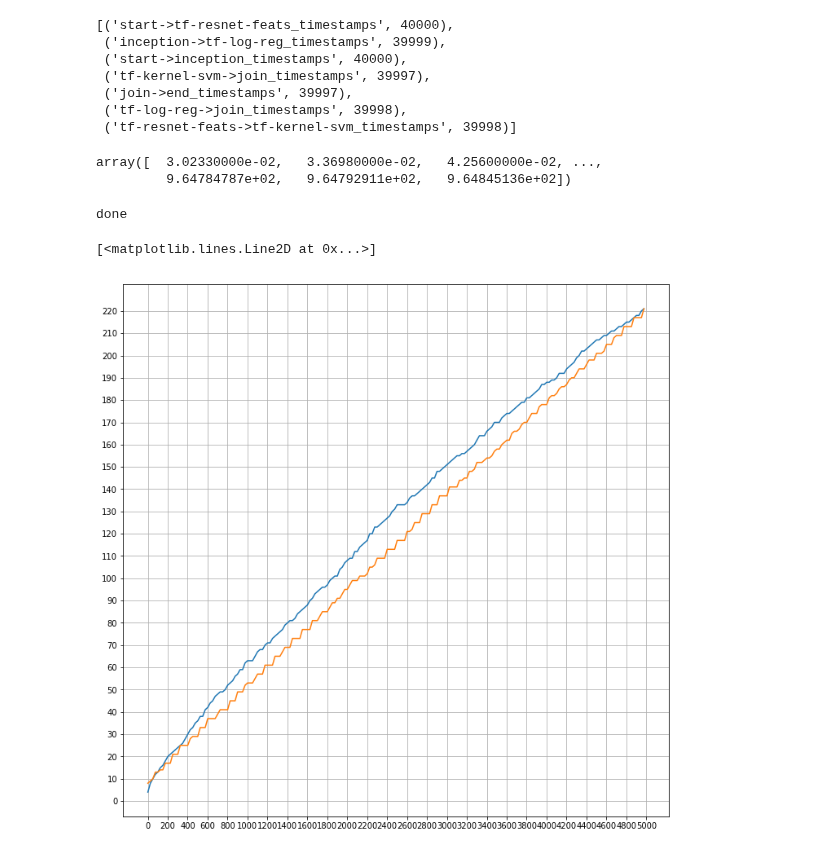
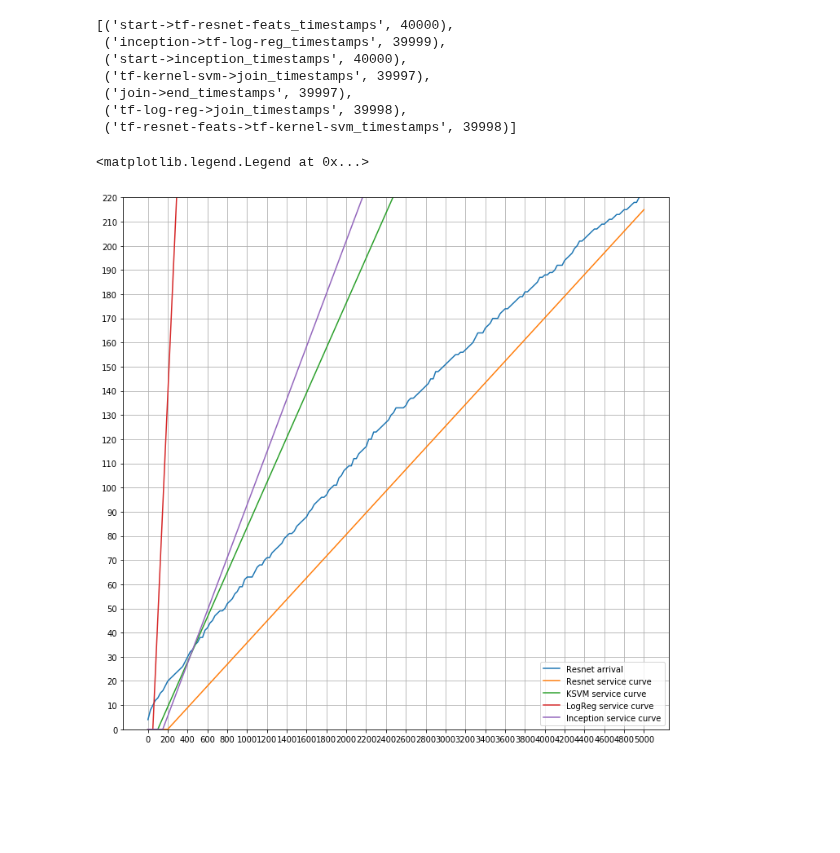
Before and after one commit to dcrankshaw/plots-model-comp-paper, a Jupyter notebook: plotting/e2e_distribution_plotting.ipynb, the cells around one changed output. Cells and saved outputs as stored; diff of their text form; code cells hidden in the pictures; blank space fills up the shorter version.

```diff
--- a/plotting/e2e_distribution_plotting.ipynb
+++ b/plotting/e2e_distribution_plotting.ipynb
@@ -405,19 +300,6 @@ def get_max_curve(timestamps, trial_range):
  ('join->end_timestamps', 39997),
  ('tf-log-reg->join_timestamps', 39998),
  ('tf-resnet-feats->tf-kernel-svm_timestamps', 39998)]
-# %%
-ID1_500_hollistic["client_timestamps"]
-# %% [output]
-array([  3.02330000e-02,   3.36980000e-02,   4.25600000e-02, ...,
-         9.64784787e+02,   9.64792911e+02,   9.64845136e+02])
-# %%
-x_range = xrange(1,20000,100)
-resnet_arrival = ID1_500_hollistic["client_timestamps"]["start->tf-resnet-feats_timestamps"]*1000.
-resnet_departure = ID1_500_hollistic["client_timestamps"]["tf-resnet-feats->tf-kernel-svm_timestamps"]*1000.
-x_arrival_resnet, y_arrival_resnet = get_max_curve(resnet_arrival, x_range)
-x_departure_resnet, y_departure_resnet = get_max_curve(resnet_departure, x_range)
-# %% [output]
-done
 # %%
 x_range = xrange(1,5000,25)
 resnet_arrival = ID1_500_hollistic["client_timestamps"]["start->tf-resnet-feats_timestamps"]*1000.
@@ -427,10 +309,15 @@ x_departure_resnet, y_departure_resnet = get_max_curve(resnet_departure, x_range
 # %%
 plt.figure(figsize=(12,12))
 plt.xticks(xrange(0,5200,200))
+plt.gca().set_ylim([0,220])
 plt.yticks(xrange(0,225,10))
 plt.grid(True)
 plt.plot(x_arrival_resnet, y_arrival_resnet, label="Resnet arrival")
-plt.plot(x_departure_resnet, y_departure_resnet, label="Resnet departure")
+plt.plot([0,200,5000],[0,0,5*43], label="Resnet service curve")
+plt.plot([0,100,5000],[0,0,5*91], label="KSVM service curve")
+plt.plot([0,50,5000],[0,0,5*910], label="LogReg service curve")
+plt.plot([0,150,5000],[0,0,5*106], label="Inception service curve")
+plt.legend()
 # %% [output]
-[<matplotlib.lines.Line2D at 0x...>]
+<matplotlib.legend.Legend at 0x...>
-[figure, old version]
+[figure, new version]
```
Also changed, not shown: parts of 5 cells of this notebook.
